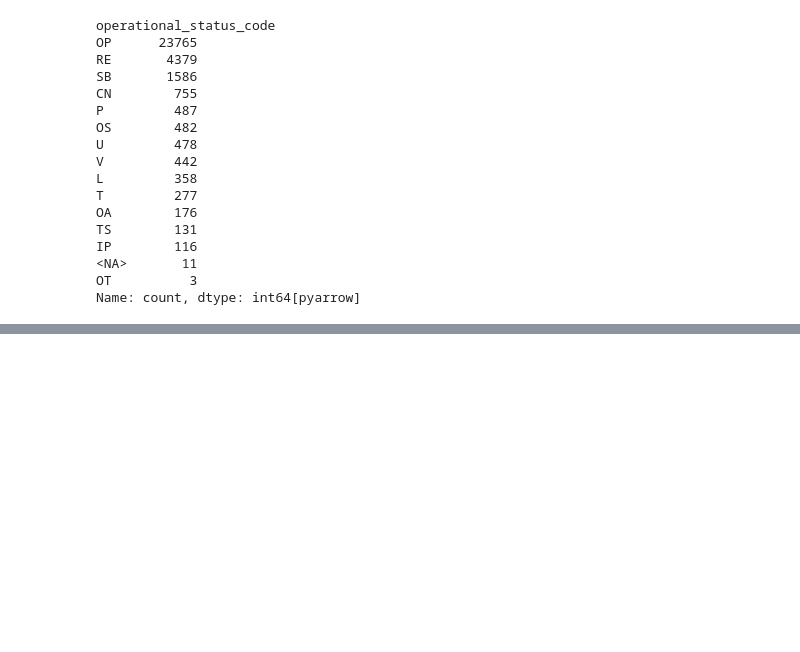
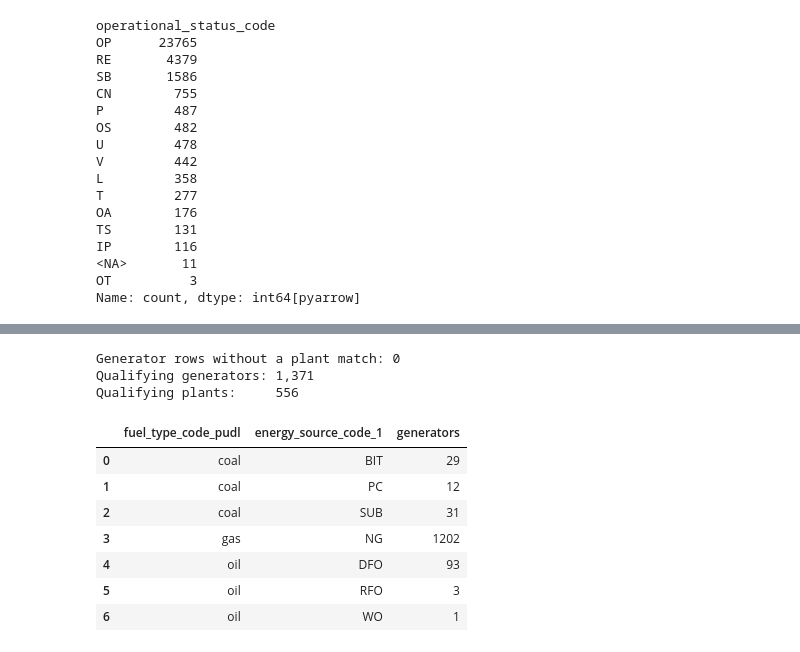
Before and after one commit to pstajvidi/self-generation-analysis, a Jupyter notebook: DataCleaning.ipynb, the cells around one changed output, grey strips where cells are left out. Saved outputs shown, nothing was run; the diff lists cells and outputs as text; code cells hidden in the pictures; blank space fills up the shorter version.

```diff
--- a/DataCleaning.ipynb
+++ b/DataCleaning.ipynb
@@ -240,0 +250,49 @@ Name: count, dtype: int64[pyarrow]
+# %%
+units = generators.merge(
+    plants,
+    on=plant_key,
+    how="left",
+    validate="many_to_one",
+    indicator=True,
+)
+
+print("Generator rows without a plant match:", units["_merge"].eq("left_only").sum())
+
+sector = pd.to_numeric(units["sector_id_eia"], errors="coerce")
+commercial_industrial = sector.isin([4, 5, 6, 7])
+operating = units["operational_status_code"].eq("OP")
+fossil_primary = (
+    units["fuel_type_code_pudl"].isin(["coal", "oil"])
+    | units["energy_source_code_1"].eq("NG")
+)
+
+eligible_mask = (
+    commercial_industrial.fillna(False).astype(bool)
+    & operating.fillna(False).astype(bool)
+    & fossil_primary.fillna(False).astype(bool)
+)
+
+eligible = units.loc[eligible_mask].copy()
+
+print(f"Qualifying generators: {len(eligible):,}")
+print(f"Qualifying plants:     {eligible['plant_id_eia'].nunique():,}")
+
+# Inspect the fuel codes that actually passed your screen.
+display(
+    eligible.groupby(["fuel_type_code_pudl", "energy_source_code_1"])
+    .size()
+    .rename("generators")
+    .reset_index()
+)
+# %% [output]
+Generator rows without a plant match: 0
+Qualifying generators: 1,371
+Qualifying plants:     556
+|  | fuel_type_code_pudl | energy_source_code_1 | generators |
+| 0 | coal | BIT | 29 |
+| 1 | coal | PC | 12 |
+| 2 | coal | SUB | 31 |
+| 3 | gas | NG | 1202 |
+| 4 | oil | DFO | 93 |
+| 5 | oil | RFO | 3 |
+| 6 | oil | WO | 1 |
```
Also changed, not shown: parts of 13 cells of this notebook, 2 other files.
